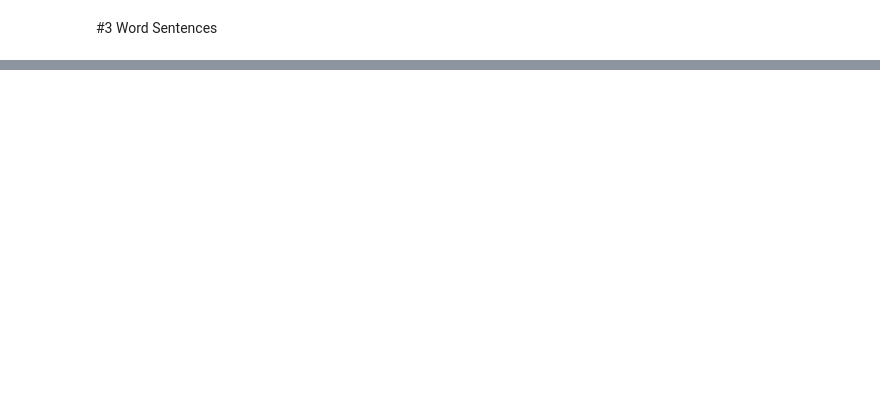
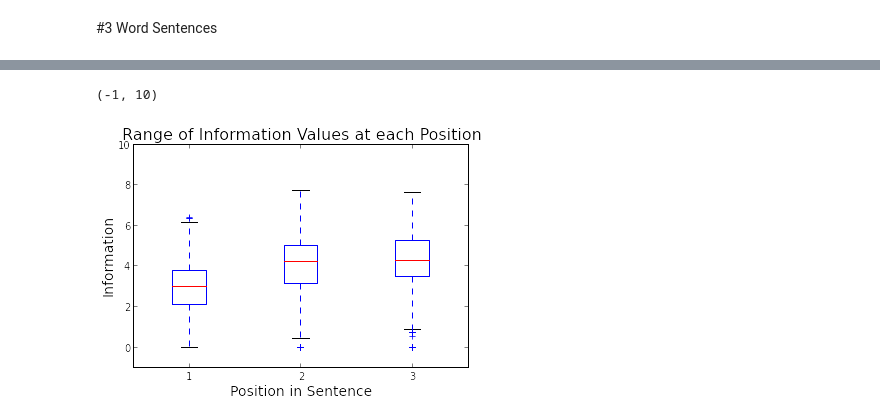
Before and after one commit to gabriellee/WM, a Jupyter notebook: word_info_vs_pos/Short_Sentences.ipynb, the cells around one changed output, grey strips where cells are left out. Saved outputs shown, nothing was run; the diff lists cells and outputs as text; code cells hidden in the pictures; blank space fills up the shorter version.

```diff
--- a/word_info_vs_pos/Short_Sentences.ipynb
+++ b/word_info_vs_pos/Short_Sentences.ipynb
@@ -66,0 +68,20 @@ plt.show()
+# %%
+info_values = data[3]
+#shorten for debugging
+#info_values = [info_values[j][:30] for j in range(len(info_values))]
+
+#turn the string '[1, 2, 2.4]' into a list [1, 2, 2.4]
+info_values = [re.sub('[\[\]]','', info_values[i]) for i in range(len(info_values))]
+temp = []
+info_values = [(re.split('\D\s',info_values[k])) for k in range(len(info_values))]
+info_values = [[float(info_values[i][j]) for j in range(len(info_values[i]))] for i in range(len(info_values))]
+
+#make plot
+plt.boxplot([numpy.matrix(info_values[0]), numpy.matrix(info_values[1]), numpy.matrix(info_values[2])])
+plt.xlabel('Position in Sentence',fontsize = 14)
+plt.ylabel('Information',fontsize = 14)
+plt.title('Range of Information Values at each Position', fontsize=16)
+plt.ylim([-1, 10])
+# %% [output]
+(-1, 10)
+[figure, added]
```
Also changed, not shown: parts of 7 cells of this notebook, 5 other files.
